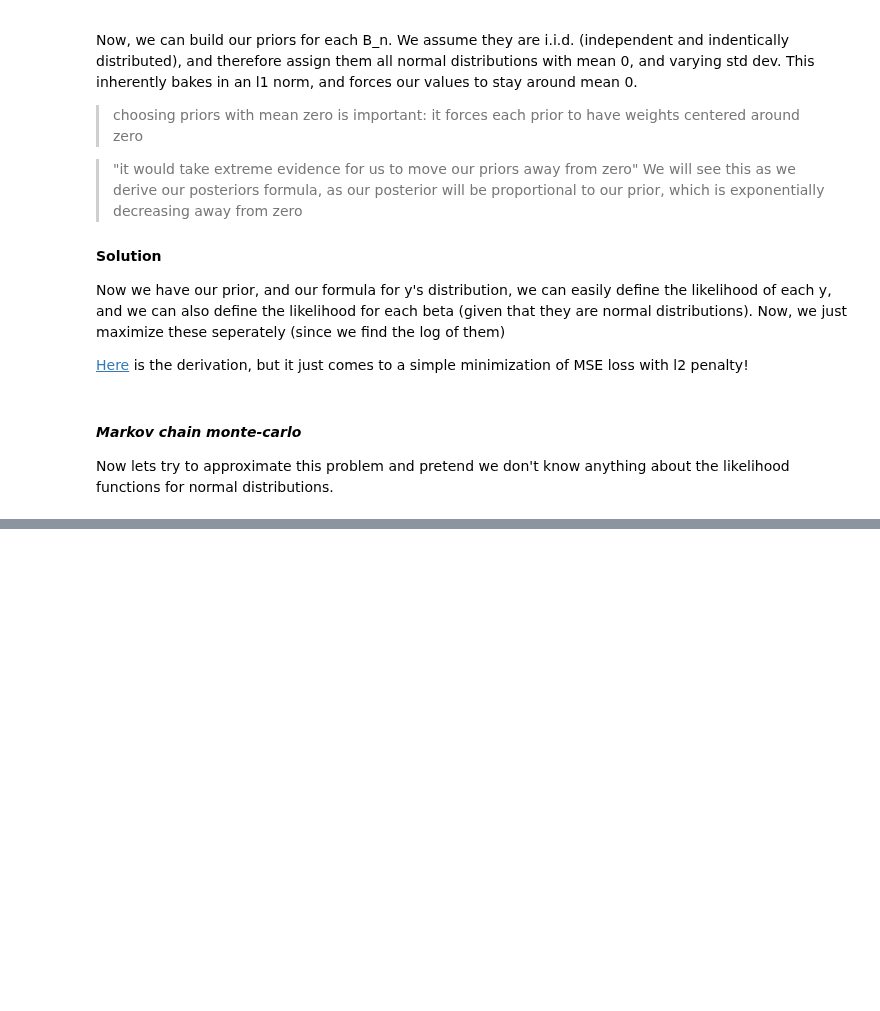
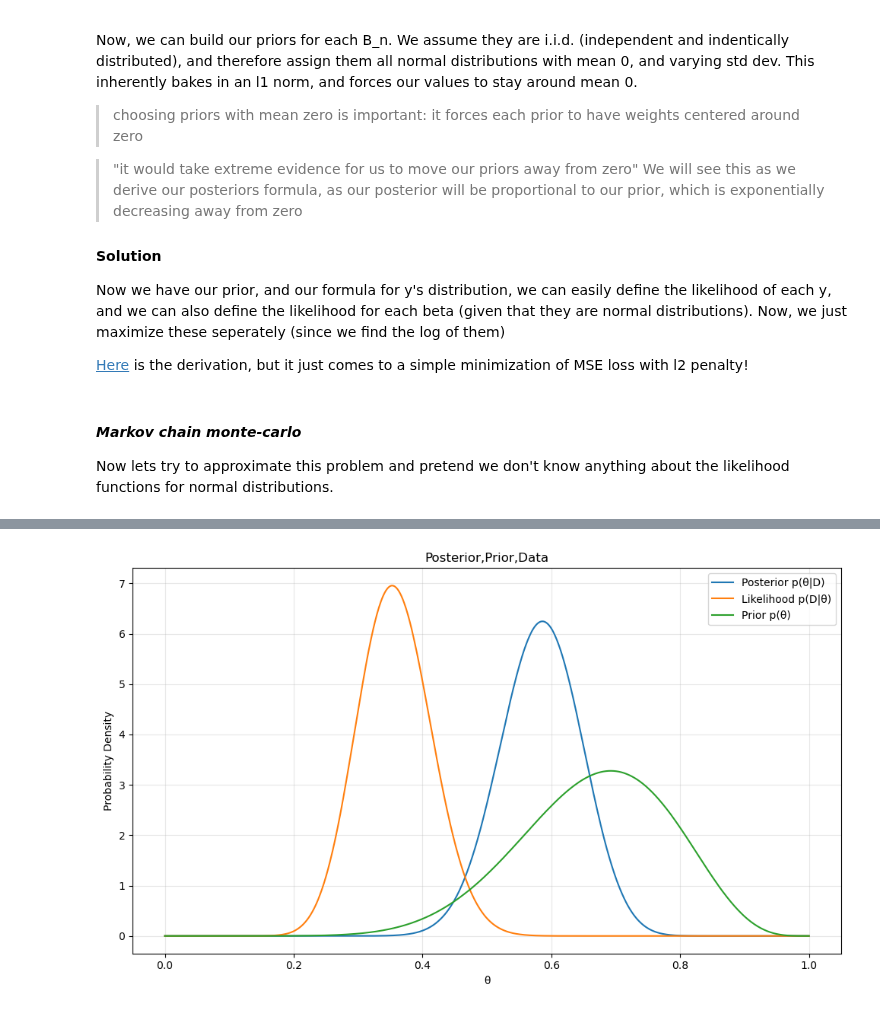
Before and after one commit to chuckles201/Image-Video_NN, a Jupyter notebook: Models/Probability Theory/baesstuff.ipynb, the cells around one changed output, grey strips where cells are left out. Cells and saved outputs as stored; diff of their text form; code cells hidden in the pictures; blank space fills up the shorter version.

```diff
--- a/Models/Probability Theory/baesstuff.ipynb
+++ b/Models/Probability Theory/baesstuff.ipynb
@@ -254,0 +297,30 @@ Now lets try to approximate this problem and pretend we don't know anything abou
+# %%
+# analyitical solution to Bayesian binomial problem
+# we start with a regular beta distribution (9,10),
+# and move to a new one: Beta(9+k, 10+n-k)
+def get_posterior(prior,data): # getting posterior for beta given data
+
+    x = np.linspace(0, 1, 1000) # for our plot
+    y_final = stats.beta.pdf(x, prior[0]+data[0], prior[1]+data[1]-data[0])
+    prior = stats.beta.pdf(x, prior[0], prior[1])
+    data = stats.beta.pdf(x,data[0], data[1])
+
+    plt.figure(figsize=(10, 6))
+    plt.plot(x,y_final,label="Posterior p(θ|D)")
+    plt.plot(x,data,label="Likelihood p(D|θ)")
+    plt.plot(x,prior,label="Prior p(θ)")
+
+    # plotting
+    plt.title('Posterior,Prior,Data')
+    plt.xlabel('θ')
+    plt.ylabel('Probability Density')
+    plt.legend()
+    plt.grid(True, alpha=0.3)
+
+    # Show the plot
+    plt.tight_layout()
+
+
+get_posterior([10,5],[25,45])
+# %% [output]
+[figure, added]
```
Also changed, not shown: parts of 4 cells of this notebook.
